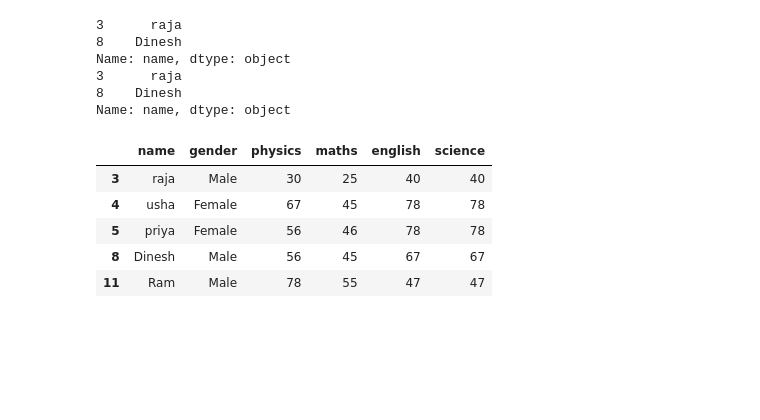
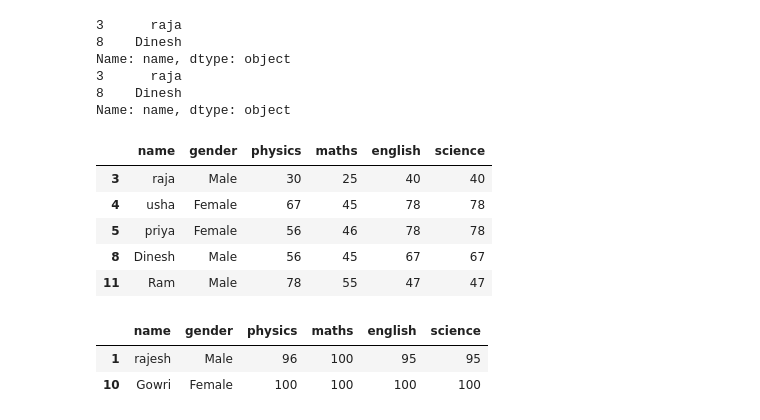
Before and after one commit to anjali801/Data-science-45-internship, a Jupyter notebook: Day14.ipynb, the cells around one changed output. Drawn from its saved outputs; the diff is of its cells as text; code cells hidden in the pictures; blank space fills up the shorter version.

```diff
--- a/Day14.ipynb
+++ b/Day14.ipynb
@@ -209,3 +209,10 @@ Name: name, dtype: object
 | 5 | priya | Female | 56 | 46 | 78 | 78 |
 | 8 | Dinesh | Male | 56 | 45 | 67 | 67 |
 | 11 | Ram | Male | 78 | 55 | 47 | 47 |
+# %%
+# multiple condition :-
+df[(df["maths"] > 90) & (df["english"] > 90)]
+# %% [output]
+|  | name | gender | physics | maths | english | science |
+| 1 | rajesh | Male | 96 | 100 | 95 | 95 |
+| 10 | Gowri | Female | 100 | 100 | 100 | 100 |
```
